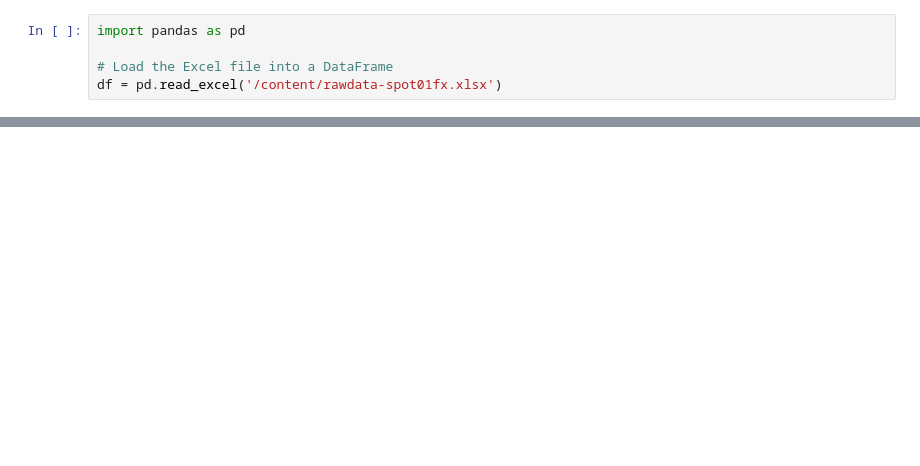
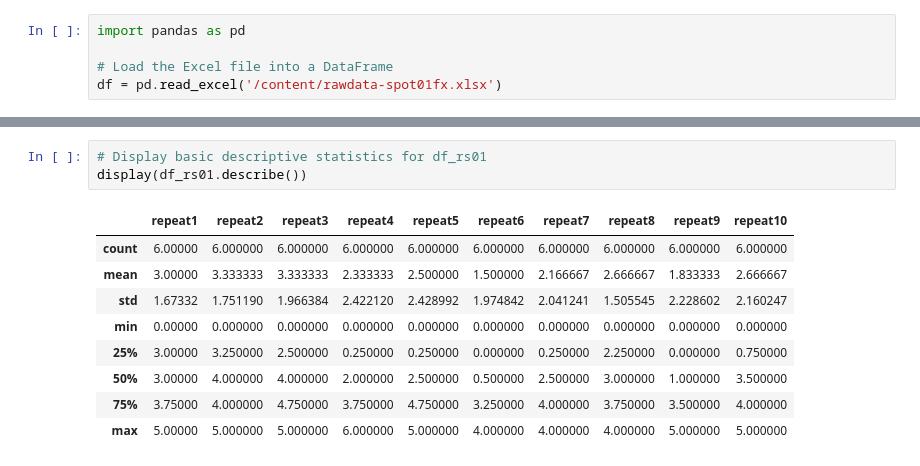
Before and after one commit to jellybbie/study, a Jupyter notebook: scratchpad.ipynb, the cells around one changed output, grey strips where cells are left out. Drawn from its saved outputs; the diff is of its cells as text; blank space fills up the shorter version.

```diff
--- a/scratchpad.ipynb
+++ b/scratchpad.ipynb
@@ -182,0 +181,13 @@ Ranked Alphabetical Labels (by Mean Value, A=Highest Mean):
+# %%
+# Display basic descriptive statistics for df_rs01
+display(df_rs01.describe())
+# %% [output]
+|  | repeat1 | repeat2 | repeat3 | repeat4 | repeat5 | repeat6 | repeat7 | repeat8 | repeat9 | repeat10 |
+| count | 6.00000 | 6.000000 | 6.000000 | 6.000000 | 6.000000 | 6.000000 | 6.000000 | 6.000000 | 6.000000 | 6.000000 |
+| mean | 3.00000 | 3.333333 | 3.333333 | 2.333333 | 2.500000 | 1.500000 | 2.166667 | 2.666667 | 1.833333 | 2.666667 |
+| std | 1.67332 | 1.751190 | 1.966384 | 2.422120 | 2.428992 | 1.974842 | 2.041241 | 1.505545 | 2.228602 | 2.160247 |
+| min | 0.00000 | 0.000000 | 0.000000 | 0.000000 | 0.000000 | 0.000000 | 0.000000 | 0.000000 | 0.000000 | 0.000000 |
+| 25% | 3.00000 | 3.250000 | 2.500000 | 0.250000 | 0.250000 | 0.000000 | 0.250000 | 2.250000 | 0.000000 | 0.750000 |
+| 50% | 3.00000 | 4.000000 | 4.000000 | 2.000000 | 2.500000 | 0.500000 | 2.500000 | 3.000000 | 1.000000 | 3.500000 |
+| 75% | 3.75000 | 4.000000 | 4.750000 | 3.750000 | 4.750000 | 3.250000 | 4.000000 | 3.750000 | 3.500000 | 4.000000 |
+| max | 5.00000 | 5.000000 | 5.000000 | 6.000000 | 5.000000 | 4.000000 | 4.000000 | 4.000000 | 5.000000 | 5.000000 |
```
Also changed, not shown: parts of 21 cells of this notebook.
